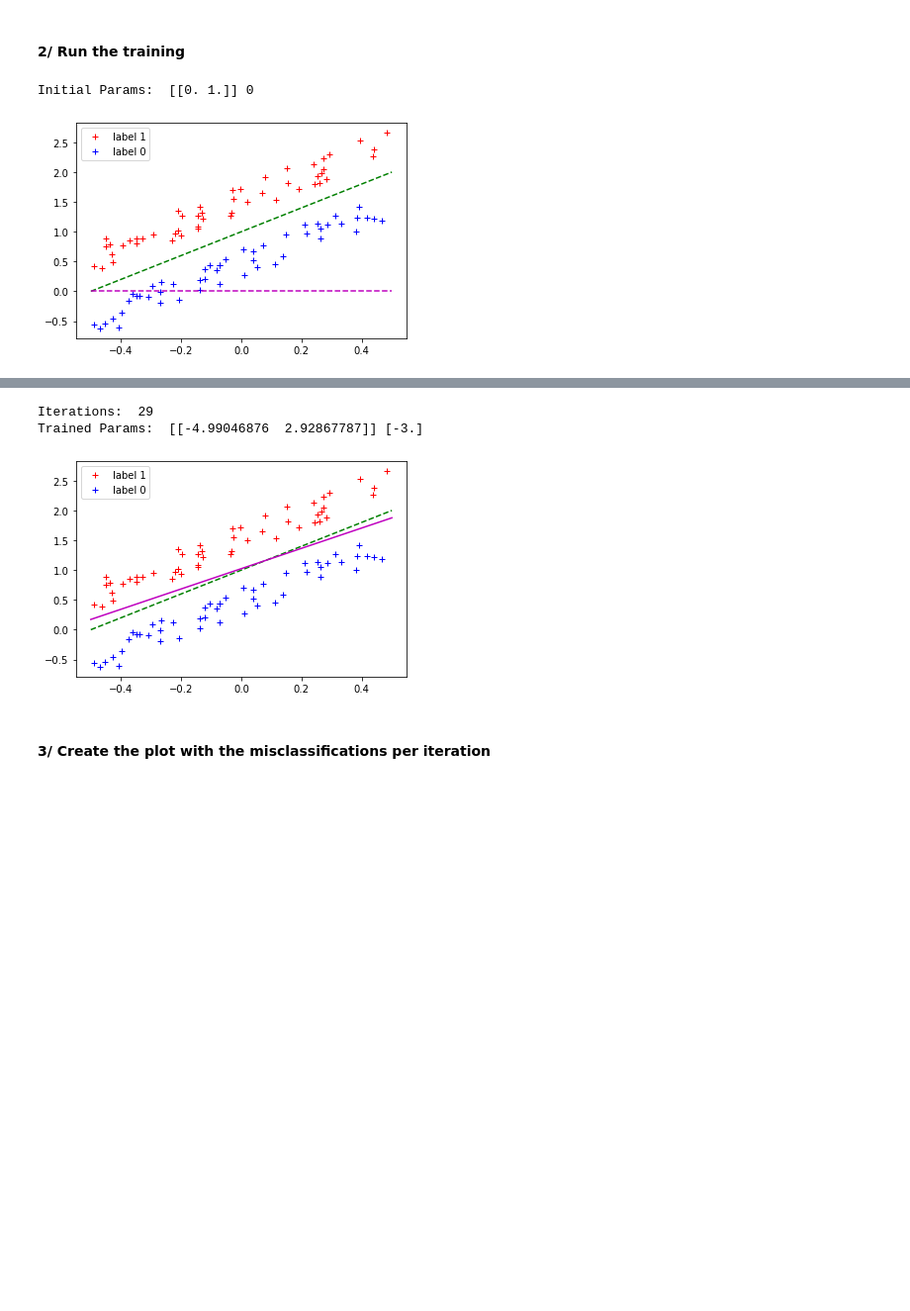
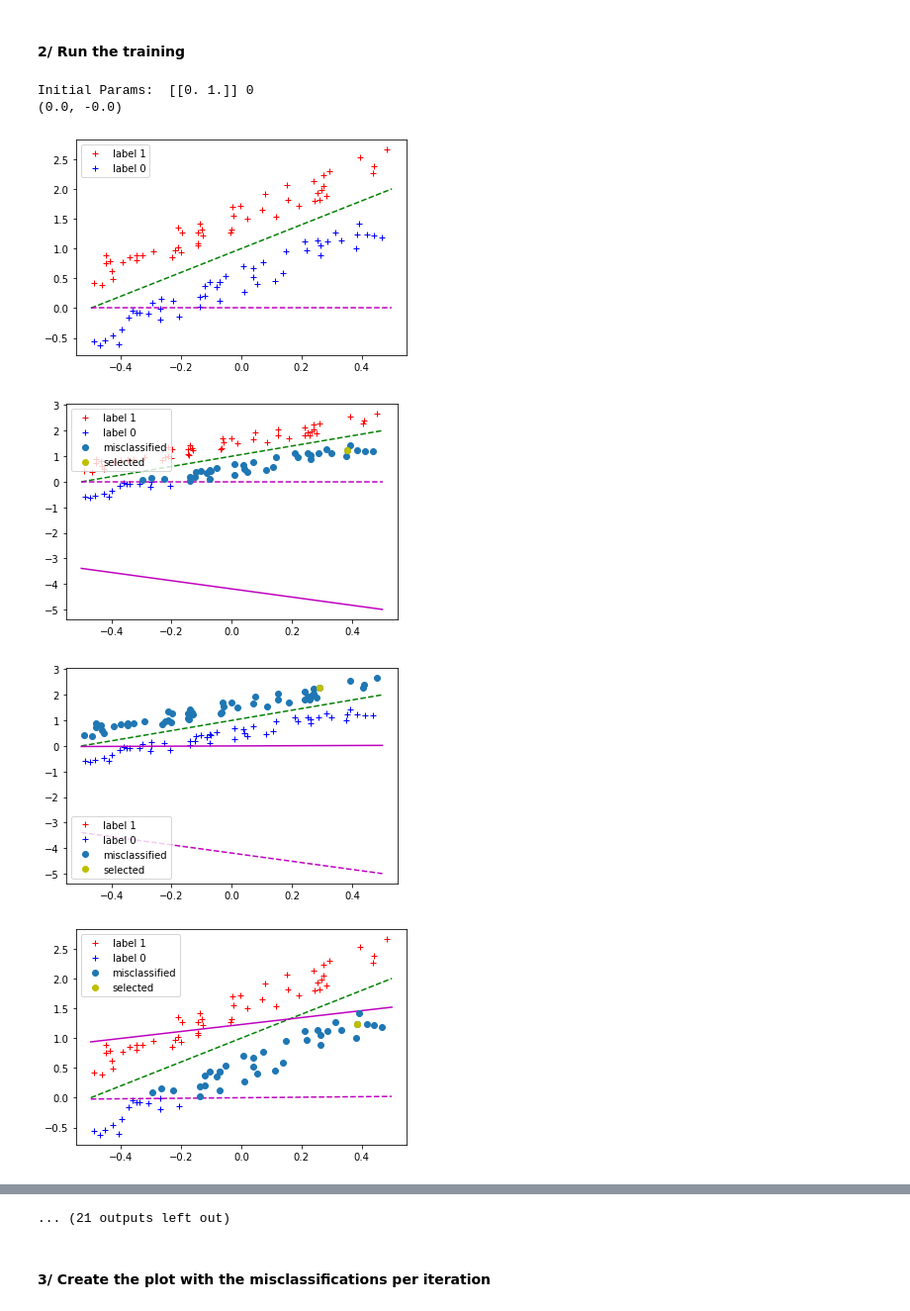
Before and after one commit to FabianGroeger96/mse-deep-learning, a Jupyter notebook: SW01/perceptron_learning_stud.ipynb, the cells around one changed output, grey strips where cells are left out. Shown: that part at 99% size. Cells and saved outputs as stored; diff of their text form; code cells hidden in the pictures; blank space fills up the shorter version.

```diff
--- a/SW01/perceptron_learning_stud.ipynb
+++ b/SW01/perceptron_learning_stud.ipynb
@@ -175,9 +176,7 @@ def predict(x,w,b):
     y -- prediction of a perceptron (single LTU) of shape (1,m)
     """
     ### START YOUR CODE ###
-
-
-
+    y = (np.dot(w, x) + b) >= 0
     ### END YOUR CODE ###
     return y
 
@@ -198,10 +197,8 @@ def update(x,y,w,b,alpha=1.0):
     ypred = predict(x,w,b)
 
     ### START YOUR CODE ###
-
-
-
-
+    w1 = w - alpha * (ypred - y) * x
+    b1 = b - alpha * (ypred - y)
     ### END YOUR CODE ###
 
     return w1, b1
@@ -260,12 +257,32 @@ def train(weight_init, bias_init, x, y, alpha=1.0, debug=False, params_best=None
     iterations = 0
     misclassified_counts = [] # we track them to show how the system learned in the end
     ### START YOUR CODE ###
-    # while iterations<=max_iter:
-        # ...
-        #if debug:
-            #params_after = lineparams(weight, bias)
-            #plot(x,y,params_best=params_best, params_before=params_before, params_after=params_after, misclassified=misclassified, selected=np.array([misclassified[0]]))
+    while iterations<=max_iter:
+        # get the params before
+        params_before = lineparams(weight, bias)
 
+        # pick sample
+        x_i, y_i, misclassified = select_datapoint(x, y, weight, bias)
+        misclassified_counts.append(len(misclassified))
+
+        # check if there are still missclassified samples
+        if x_i is None and y_i is None:
+            break
+
+        # update parameters
+        weight, bias = update(x_i, y_i, weight, bias, alpha)
+
+        # update the iterations
+        iterations += iterations
+
+        if debug:
+            params_after = lineparams(weight, bias)
+            plot(x,y,
+                 params_best=params_best,
+                 params_before=params_before,
+                 params_after=params_after,
+                 misclassified=misclassified,
+                 selected=np.array([misclassified[0]]))
     ### END YOUR CODE ###
 
     return weight, bias, misclassified_counts
@@ -312,19 +329,24 @@ weight:  [[-2.  1.]]   bias:  -1
 # %%
 a1 = 0
 s1 = 0
 alpha = 1.0
 
 weight1, bias1 = weights_and_bias(a1,s1)
 print("Initial Params: ",weight1,bias1)
 params = lineparams(weight1, bias1)
+print(params)
 plot(x,y,params_best, params)
 
-weight1,bias1,misclassified_counts = train(weight1, bias1, x, y)
-#weight1,bias1,misclassified_counts = train(weight1, bias1, x, y, debug=True, params_best=params_best)
+#weight1,bias1,misclassified_counts = train(weight1, bias1, x, y)
+weight1,bias1,misclassified_counts = train(weight1, bias1, x, y, debug=True, params_best=params_best)
 params = lineparams(weight1, bias1)
 print("Iterations: ", len(misclassified_counts)-1)
 print("Trained Params: ", weight1,bias1)
 plot(x,y, params_best=params_best, params_after=params)
 # %% [output]
 Initial Params:  [[0. 1.]] 0
+(0.0, -0.0)
 [figure]
+[figure, new version]
+[figure, added]
+[figure, added]
@@ -331,6 +360,4 @@ Initial Params:  [[0. 1.]] 0
-Iterations:  29
-Trained Params:  [[-4.99046876  2.92867787]] [-3.]
+... (21 outputs left out)
-[figure, old version]
 # %% [markdown]
 #### 3/ Create the plot with the misclassifications per iteration
 # %%
```
Also changed, not shown: parts of 6 cells of this notebook.
